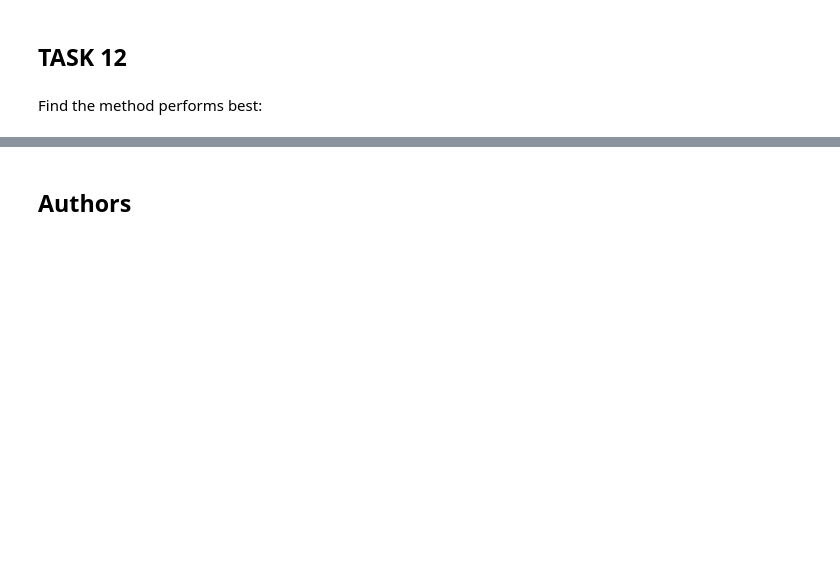
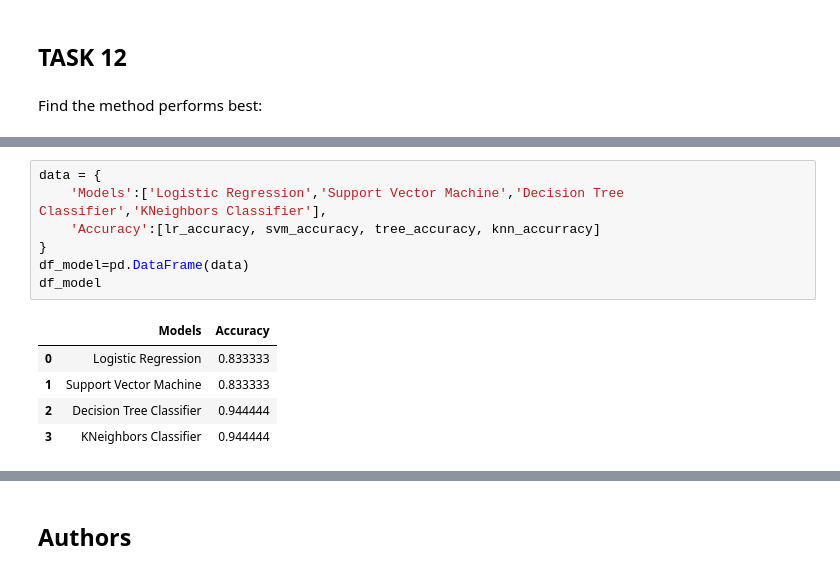
Before and after one commit to PoolJinez/Space_X_Project, a Jupyter notebook: code/SpaceX_Machine Learning Prediction_Part_5.ipynb, the cells around one changed output, grey strips where cells are left out. Saved outputs shown, nothing was run; the diff lists cells and outputs as text; blank space fills up the shorter version.

```diff
--- a/code/SpaceX_Machine Learning Prediction_Part_5.ipynb
+++ b/code/SpaceX_Machine Learning Prediction_Part_5.ipynb
@@ -412 +398,14 @@ The best model perform is KNeighbors Classifier:  1.0
 **************************************************
+# %%
+data = {
+    'Models':['Logistic Regression','Support Vector Machine','Decision Tree Classifier','KNeighbors Classifier'],
+    'Accuracy':[lr_accuracy, svm_accuracy, tree_accuracy, knn_accurracy]
+}
+df_model=pd.DataFrame(data)
+df_model
+# %% [output]
+|  | Models | Accuracy |
+| 0 | Logistic Regression | 0.833333 |
+| 1 | Support Vector Machine | 0.833333 |
+| 2 | Decision Tree Classifier | 0.944444 |
+| 3 | KNeighbors Classifier | 0.944444 |
```
Also changed, not shown: parts of 20 cells of this notebook.
